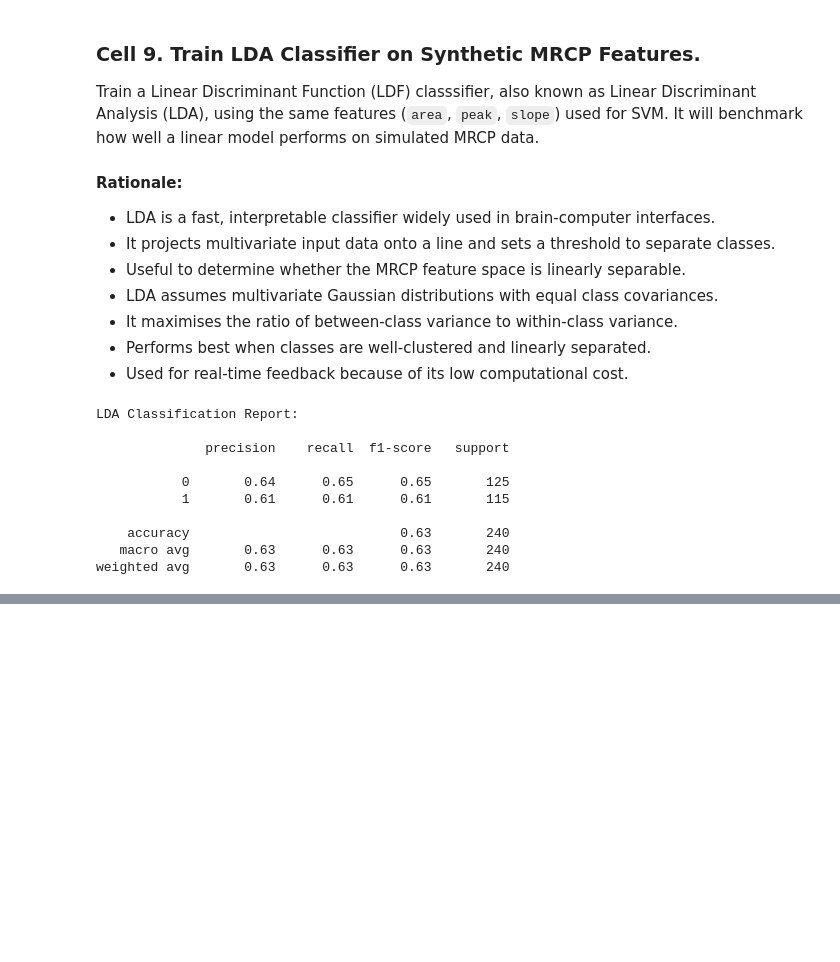
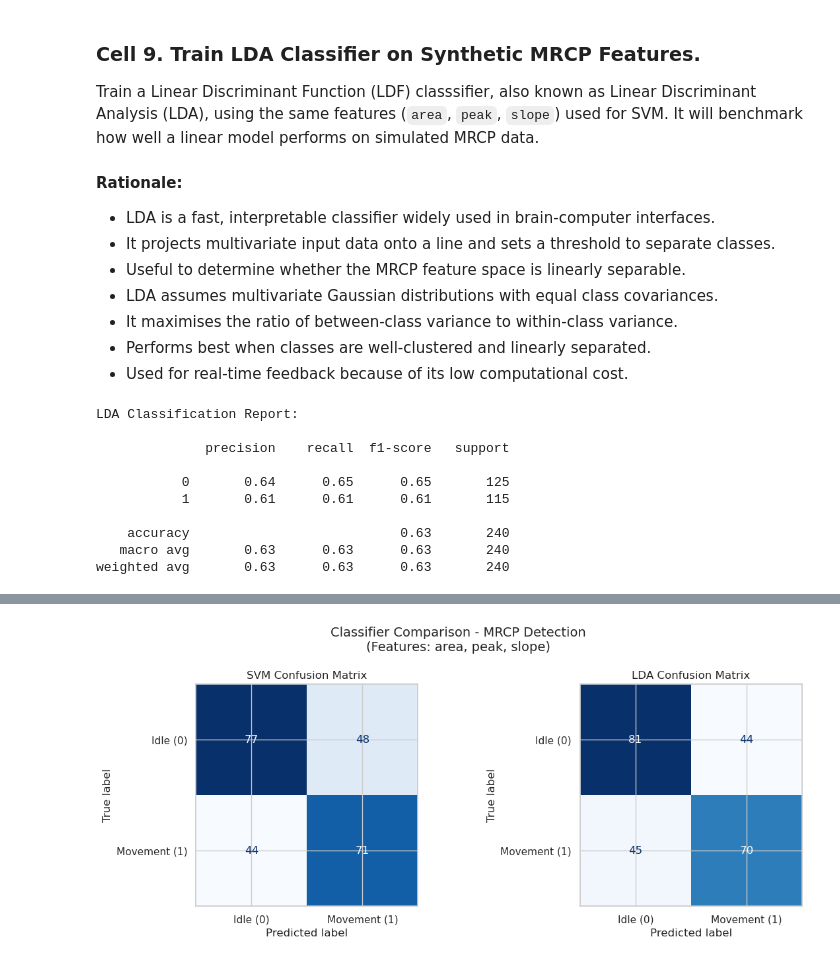
Before and after one commit to anichlabs/bci-tools, a Jupyter notebook: notebooks/01_Extract_MRCP_Features.ipynb, the cells around one changed output, grey strips where cells are left out. Cells and saved outputs as stored; diff of their text form; code cells hidden in the pictures; blank space fills up the shorter version.

Commit message:
Classifier Comparison - MRCP Detection throughout Confusion Matrices for SVM and LDA ML classification models.

```diff
--- a/notebooks/01_Extract_MRCP_Features.ipynb
+++ b/notebooks/01_Extract_MRCP_Features.ipynb
@@ -546,3 +552,58 @@ This visually compares their classification behaviours on `area`, `peak`, and `s
 - Diagonal =  correct predictions (True Positives / True Negatives).
 - Off-diagonal = errors (FalsePositives / False Negatives).
 - Ideal matrix = strong diagonal dominance, low off-diagonal noise.
+# %%
+# ======================================================================
+# Cell 10. Visual comparison of SVM vs LDA confusion matrices.
+# ======================================================================
+
+from sklearn.metrics import confusion_matrix, ConfusionMatrixDisplay
+
+# ======================================================================
+# STEP 1: Compute confusion matrices for both classifiers.
+# ======================================================================
+
+cm_svm = confusion_matrix(y_test, y_pred)           # From prevoius SVM output.
+cm_lda = confusion_matrix(y_test, y_pred_lda)   # From LDA classifier.
+
+# ======================================================================
+# STEP 2: Define class labels names (for axis).
+# ======================================================================
+
+labels = ['Idle (0)', 'Movement (1)']   # Matches class label encoding used during training.
+
+# ======================================================================
+# STEP 3: Plot both confusion matrices side-by-side.
+# ======================================================================
+
+fig, axes = plt.subplots(1, 2, figsize=(12, 5)) # Generate 2 horizontal subplots (shared layout).
+
+# ----------------------------------------------------------------------
+# SVM Confusion Matrix Plot.
+# ----------------------------------------------------------------------
+
+# Configure and display confusion matrix for the LDA classifier.
+disp1 = ConfusionMatrixDisplay(confusion_matrix=cm_svm, display_labels=labels)
+disp1.plot(ax=axes[0], cmap='Blues', values_format='d', colorbar=False) # No colorbar for cleaner comparison.
+                                                                       # values_format='d': Format matrix numbers
+                                                                       # as integers (no decimals).
+axes[0].set_title('SVM Confusion Matrix')   # Set SVM Confusion Matrix subplot title.
+
+# ----------------------------------------------------------------------
+# LDA Confusion Matrix Plot.
+# ----------------------------------------------------------------------
+
+# Configure and display matrix for the LDA classifier.
+disp2 = ConfusionMatrixDisplay(confusion_matrix=cm_lda, display_labels=labels)
+disp2.plot(ax=axes[1], cmap='Blues', values_format='d', colorbar=False)  # Consistent colour scale.
+axes[1].set_title('LDA Confusion Matrix')   # Set LDA Confusion Matrix subplot title.
+
+# ----------------------------------------------------------------------
+# Final Formatting and Figure Display.
+# ----------------------------------------------------------------------
+
+plt.suptitle('Classifier Comparison - MRCP Detection\n(Features: area, peak, slope)', fontsize=14)
+plt.tight_layout()  # Adjust spacing for readability.
+plt.show()          # Render both subplots.
+# %% [output]
+[figure, added]
```
Also changed, not shown: parts of 2 cells of this notebook.
